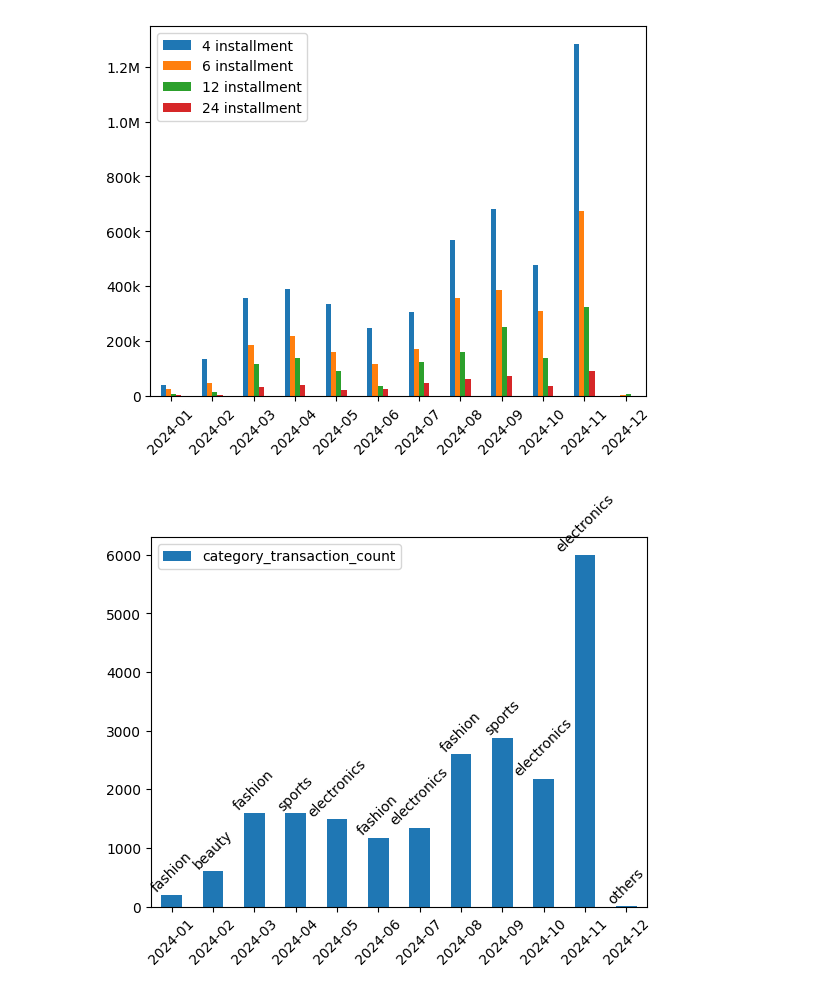
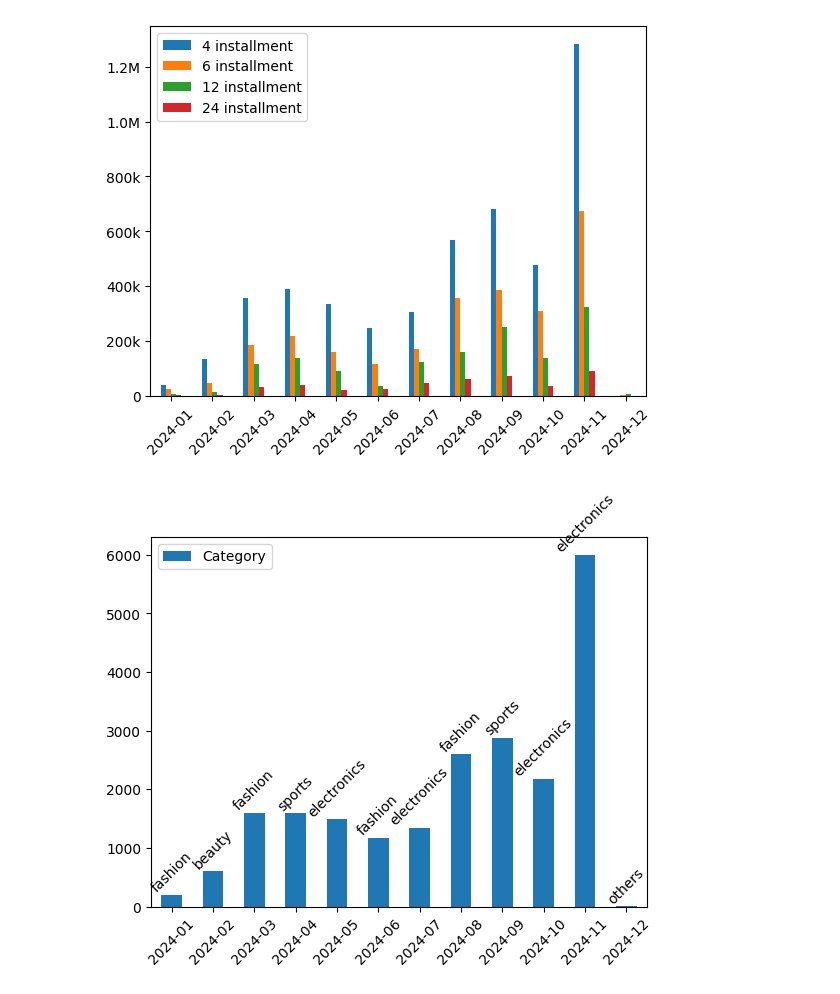
Before and after one commit to karciszuk/vbassigment, a Jupyter notebook: notebooks/portfolio.ipynb, the cells around one changed output. Drawn from its saved outputs; the diff is of its cells as text; code cells hidden in the pictures.

```diff
--- a/notebooks/portfolio.ipynb
+++ b/notebooks/portfolio.ipynb
@@ -63,9 +54,16 @@ ax.yaxis.set_major_formatter(FuncFormatter(smart_format))
 # %% [output]
 [figure]
 # %%
-ax = popular_categories_df.set_index("month")[["category_transaction_count"]].plot(kind="bar")
-ax.bar_label(ax.containers[0], labels=popular_categories_df.set_index("month")["category"], rotation=45)
+ax = popular_categories_df.set_index("month")[["category_transaction_count"]].plot(
+    kind="bar"
+)
+ax.bar_label(
+    ax.containers[0],
+    labels=popular_categories_df.set_index("month")["category"],
+    rotation=45,
+)
 plt.xticks(rotation=45)
-plt.xlabel("");
+plt.xlabel("")
+plt.legend(["Category"]);
 # %% [output]
-[figure, old version]
+[figure, new version]
```
Also changed, not shown: parts of 4 cells of this notebook, 7 other files.
